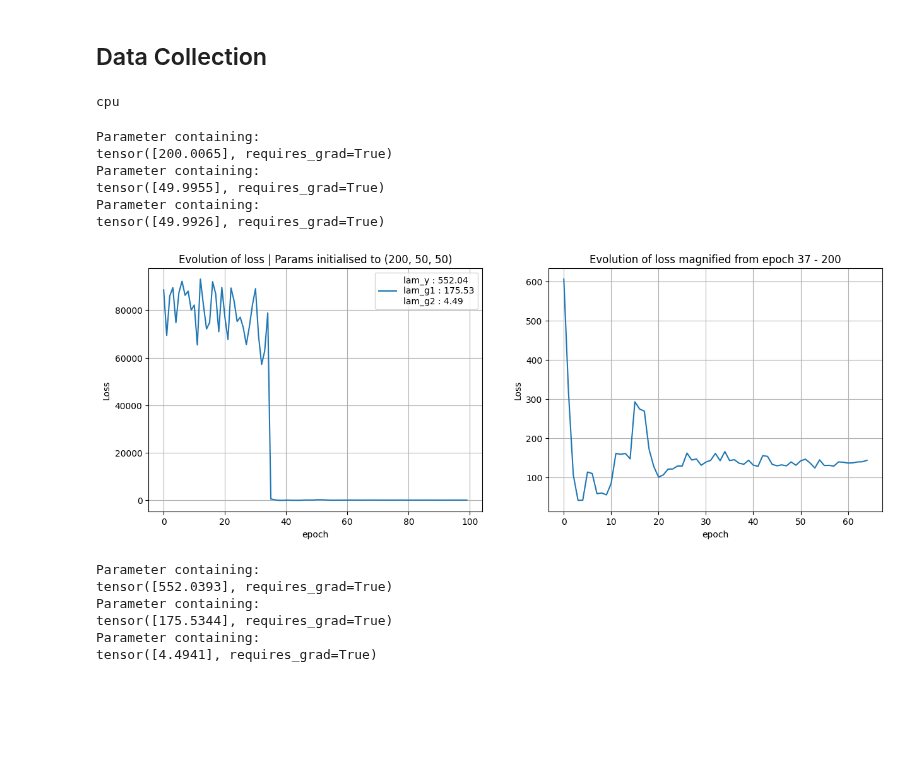
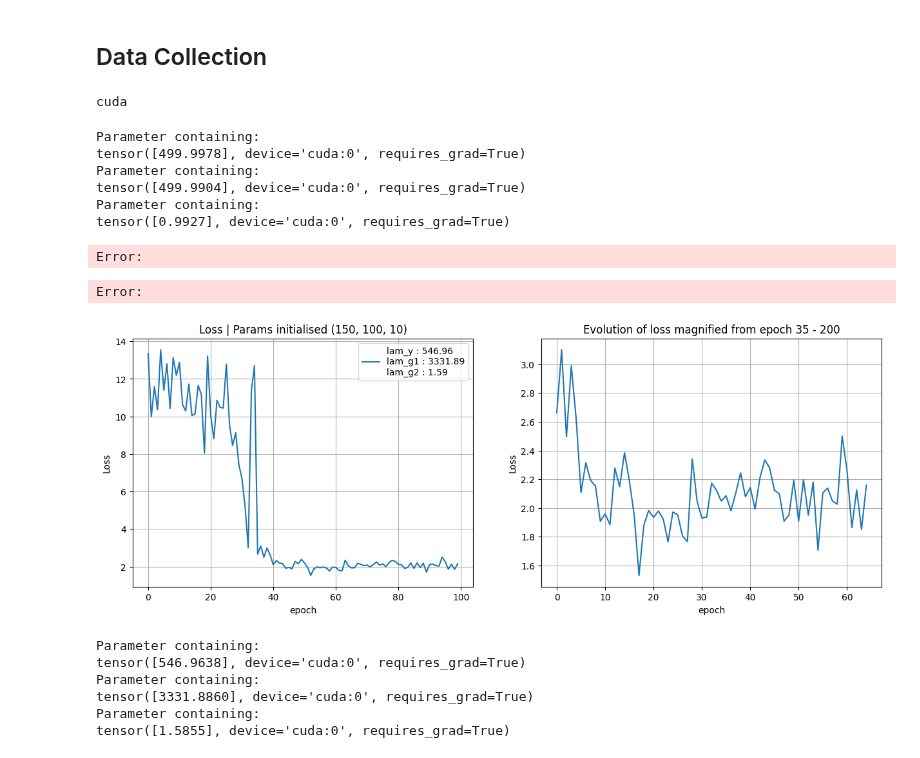
Before and after one commit to michael-cummins/DeePC-HUNT, a Jupyter notebook: src/cartpole_ddeepc.ipynb, the cells around one changed output. Cells and saved outputs as stored; diff of their text form; code cells hidden in the pictures; blank space fills up the shorter version.

```diff
--- a/src/cartpole_ddeepc.ipynb
+++ b/src/cartpole_ddeepc.ipynb
@@ -50,21 +50,21 @@ m = 1
 p = 4
 Tf = 20
 T = (m+1)*(Tini + Tf + p) + 14
-n_batch = 16
+n_batch = 50
 device = 'cuda' if torch.cuda.is_available() else 'mps'
-device = 'cpu'
+# device = 'cpu'
 print(device)
 ud = loadtxt('../badcartpole_ud.csv', delimiter=',')
 yd = loadtxt('../badcartpole_yd.csv', delimiter=',')
 yd = yd.reshape(T*p,)
-noise = np.diag(np.kron(np.ones(T), np.array([0.01, 0.01, 0.005, 0.01]))) @ np.random.randn(*yd.shape)
+noise =  np.random.randn(*yd.shape)*0.001
 yd = yd + noise
 dx = CartpoleDx().to(device)
 def uniform(shape, low, high):
     r = high-low
     return torch.rand(shape)*r+low
 # %% [output]
-cpu
+cuda
 # %%
 u_constraints = np.ones(Tf)*dx.upper
 y_constraints = np.kron(np.ones(Tf), np.array([0.25, 0.5, 0.1, 0.5]))
@@ -84,13 +84,13 @@ for param in controller.parameters():
     print(param)
 # %% [output]
 Parameter containing:
-tensor([200.0065], requires_grad=True)
+tensor([499.9978], device='cuda:0', requires_grad=True)
 Parameter containing:
-tensor([49.9955], requires_grad=True)
+tensor([499.9904], device='cuda:0', requires_grad=True)
 Parameter containing:
-tensor([49.9926], requires_grad=True)
+tensor([0.9927], device='cuda:0', requires_grad=True)
 # %%
-episodes = 50
+episodes = 20
 ref = torch.zeros(size=(n_batch,p))
 perfect = torch.kron(torch.ones(episodes+Tini), ref).to(device)
 ref = torch.kron(torch.ones(Tf), ref).to(device)
@@ -113,13 +113,11 @@ for j in pbar:
     yini = torch.stack((zero, zero, th, zero), dim=1).repeat(1,Tini).to(device)
     traj = yini
     G, E, Y, U = torch.Tensor().to(device), torch.Tensor().to(device), torch.Tensor().to(device), torch.Tensor().to(device)
-    t_dir = tempfile.mkdtemp()
+    # t_dir = tempfile.mkdtemp()
+
     for i in range(episodes):
 
-        # noise = torch.diag(torch.kron(torch.ones(Tini), torch.Tensor([0.01, 0.01, 0.005, 0.01])))@torch.randn(p*Tini,)
-        # noise = noise.repeat(n_batch, 1).to(device)
-        noise = torch.randn(yini.shape).to(device)*0.005
-
+        noise = torch.randn(yini.shape).to(device)*0.001
         g, u_pred, y_pred, sig_y = controller(ref=ref, y_ini=yini+noise, u_ini=uini)
         G, E = torch.cat((G, g.unsqueeze(1)), axis=1), torch.cat((E, sig_y.unsqueeze(1)), axis=1)
         input = u_pred[:,:m]
@@ -134,36 +132,41 @@ for j in pbar:
     loss.backward()
     opt.step()
     controller.apply(clipper)
+
     pbar.set_description(f'l={loss.item():.3f}, ly={controller.lam_y.data.item():.3f},\
  lg1={controller.lam_g1.data.item():.3f}, lg2={controller.lam_g2.data.item():.3f}, q = {controller.q.data}, r = {controller.r.data}')
+# %% [output]
+Error:
+Error:
 # %%
 plt.rcParams["figure.figsize"] = (15,5)
 plt.subplot(1,2,1)
-plt.title('Evolution of loss | Params initialised to (200, 50, 50)')
+plt.title(f'Loss | Params initialised (150, 100, 10)')
 plt.plot(range(len(cum_loss)), cum_loss, label=f'lam_y : {controller.lam_y.data.item():.2f}\nlam_g1 : {controller.lam_g1.data.item():.2f}\nlam_g2 : {controller.lam_g2.data.item():.2f}')
 plt.ylabel("Loss")
 plt.xlabel("epoch")
 plt.grid('on')
 plt.legend()
 plt.subplot(1,2,2)
 plt.title('Evolution of loss magnified from epoch 35 - 200')
 plt.plot(range(len(cum_loss[35:])), cum_loss[35:])
 plt.ylabel("Loss")
 plt.xlabel("epoch")
 plt.grid('on')
+plt.savefig(f'cartpole_{n_batch}_{episodes}.png')
 plt.show()
 # %% [output]
-[figure, old version]
+[figure, new version]
 # %%
 for param in controller.parameters():
     print(param)
 # %% [output]
 Parameter containing:
-tensor([552.0393], requires_grad=True)
+tensor([546.9638], device='cuda:0', requires_grad=True)
 Parameter containing:
-tensor([175.5344], requires_grad=True)
+tensor([3331.8860], device='cuda:0', requires_grad=True)
 Parameter containing:
-tensor([4.4941], requires_grad=True)
+tensor([1.5855], device='cuda:0', requires_grad=True)
 # %%
 # vid_fname = 'cartpole.mp4'
 # # if os.path.exists(vid_fname):
```
Also changed, not shown: 9 other files.
